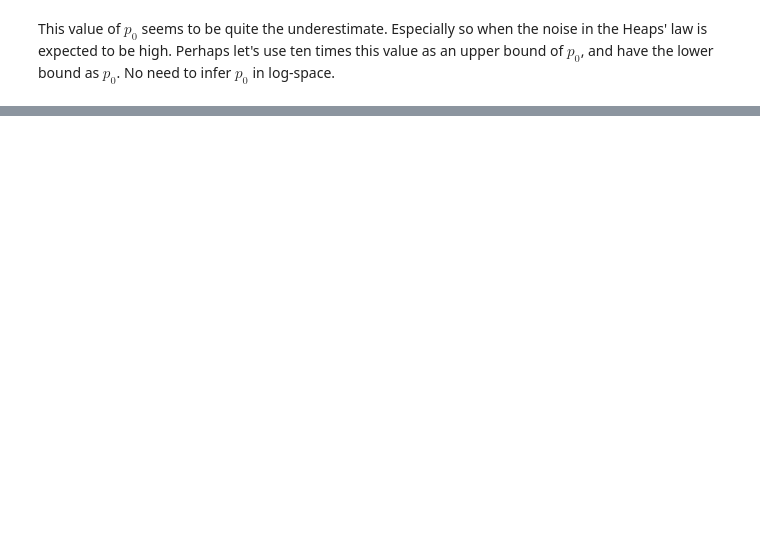
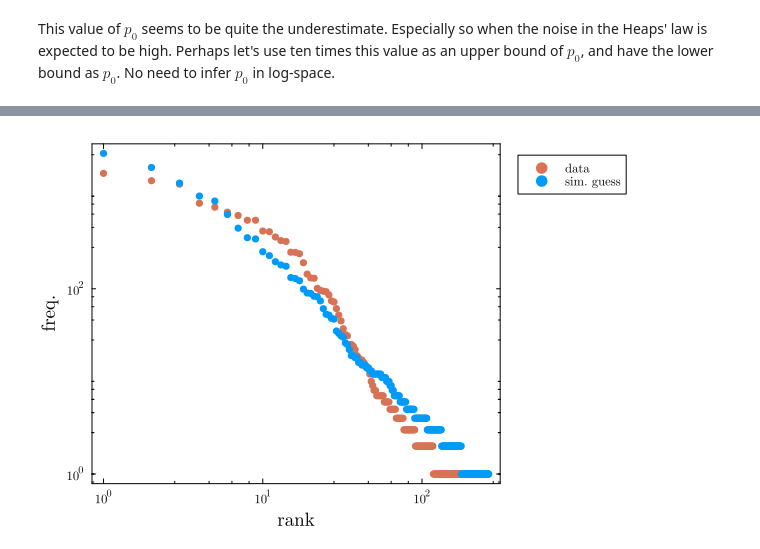
Before and after one commit to jamesholehouse/Ecological-Preferential-Attachment, a Jupyter notebook: Calibrations/Playing-with-Grilli-calib.ipynb, the cells around one changed output, grey strips where cells are left out. Cells and saved outputs as stored; diff of their text form; code cells hidden in the pictures; blank space fills up the shorter version.

```diff
--- a/Calibrations/Playing-with-Grilli-calib.ipynb
+++ b/Calibrations/Playing-with-Grilli-calib.ipynb
@@ -111,4 +111,5 @@ a,b = coef(glm)
 # %% [markdown]
 Following the SI of the PNAS paper...
 # %%
-θ = 2+1/(b-1);
+# θ = 2+(1/(b-1))
+θ = (1-2*b)/(1-b)
@@ -116,4 +119,4 @@ Following the SI of the PNAS paper...
 ic_sys;
 # %%
 α = sum([k^θ for k in ic_sys])/(sum(ic_sys)^(1/(2-θ)))
-p0 = α*a*b;
+p0 = α*b*10^(a) # It's the 10^a (and not simply a) that is so important!!!
@@ -120,2 +125,4 @@ p0 = α*a*b;
 # %% [markdown]
 This value of $p_0$ seems to be quite the underestimate. Especially so when the noise in the Heaps' law is expected to be high. Perhaps let's use ten times this value as an upper bound of $p_0$, and have the lower bound as $p_0$. No need to infer $p_0$ in log-space.
+# %%
+guess_sim = dsim.create_cell(θ,1.0,p0,convert(Int64,maximum(sizes)), ic_sys, :pdf)
@@ -121,0 +147,5 @@ This value of $p_0$ seems to be quite the underestimate. Especially so when the
+# %%
+scatter(sort(data[argmax(sizes)][!,:count],rev=true), xaxis = :log, yaxis = :log, label = "data")
+scatter!(guess_sim, label = "sim. guess", xlabel = "rank", ylabel = "freq.", grid = false, minorgrid = false)
+# %% [output]
+[figure, added]
```
Also changed, not shown: parts of 11 cells of this notebook, 16 other files.
